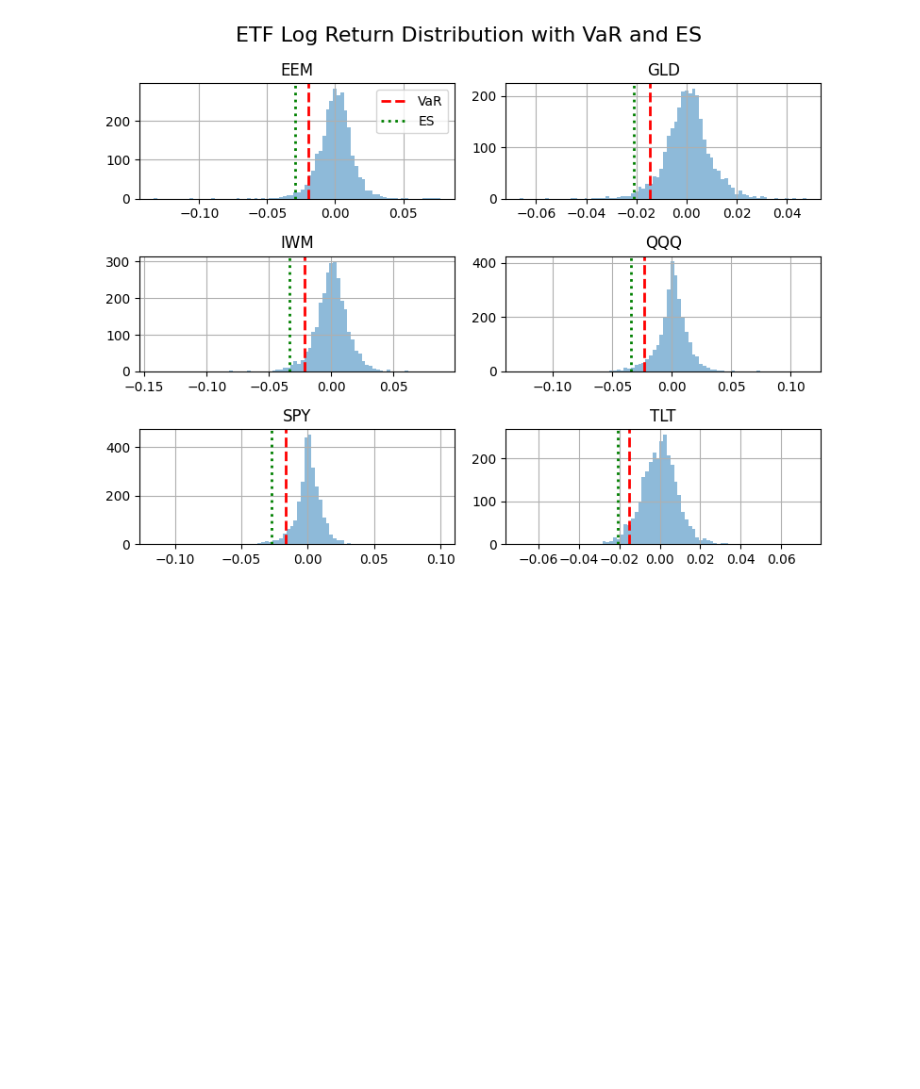
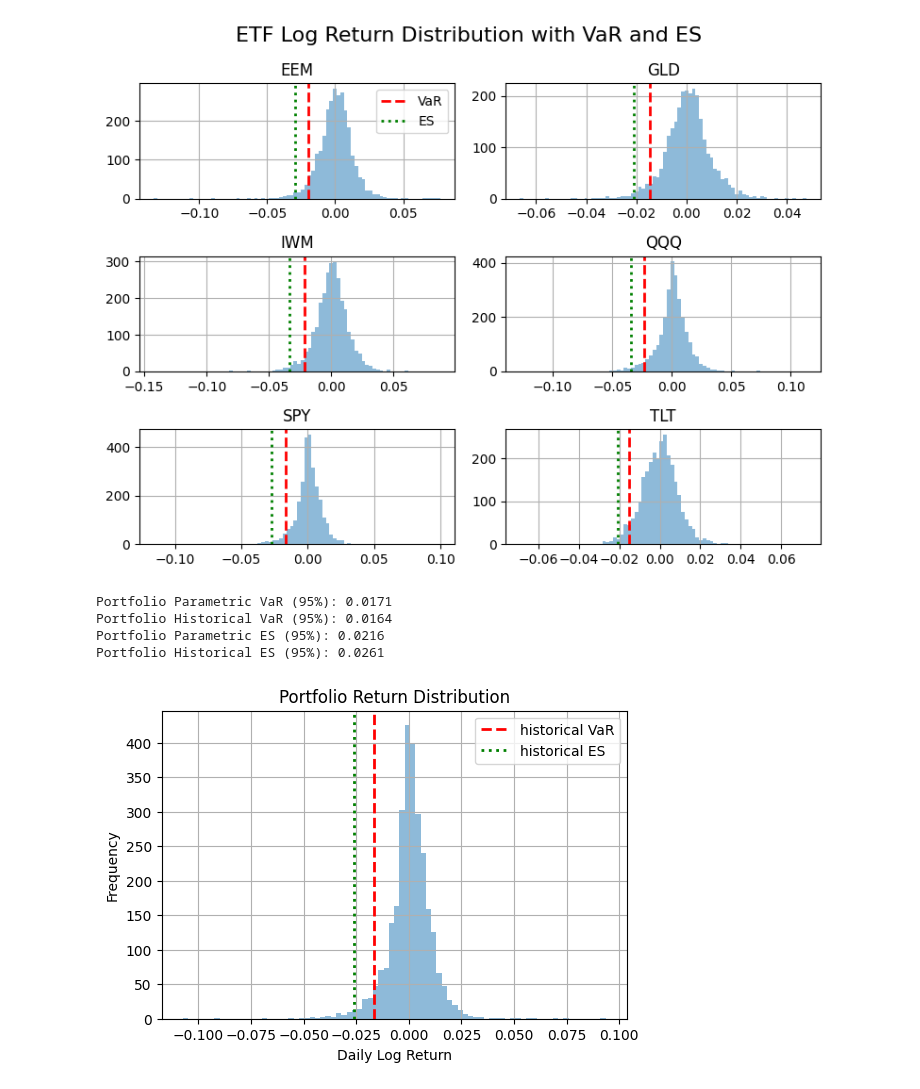
Before and after one commit to hsiuhsil/options_futures_derivatives, a Jupyter notebook: notebooks/Value at Risk and Expected Shortfall.ipynb, the cells around one changed output. Cells and saved outputs as stored; diff of their text form; code cells hidden in the pictures; blank space fills up the shorter version.

Commit message:
Add portfolio VaR and ES analysis

```diff
--- a/notebooks/Value at Risk and Expected Shortfall.ipynb
+++ b/notebooks/Value at Risk and Expected Shortfall.ipynb
@@ -103,3 +91,50 @@ plt.tight_layout()
 plt.show()
 # %% [output]
 [figure]
+# %%
+weights = np.array([0.5, 0.3, 0.05, 0.05, 0.05, 0.05])
+portfolio_returns = log_returns[tickers].dot(weights)
+
+k = 0.05
+portfolio_var = historical_var(portfolio_returns, x)
+portfolio_es  = historical_es(portfolio_returns, x)
+
+
+# Portfolio mean and std
+mu_p = portfolio_returns.mean()
+sigma_p = portfolio_returns.std()
+
+# the parametric VaR and ES
+parametric_var = - (mu_p + sigma_p * norm.ppf(k))
+parametric_es = - (mu_p - sigma_p * norm.pdf(norm.ppf(k)) / k)
+
+# Historical VaR / ES
+historical_var_val = historical_var(portfolio_returns.values, x=k)
+historical_es_val = historical_es(portfolio_returns.values, x=k)
+
+print(f"Portfolio Parametric VaR (95%): {parametric_var:.4f}")
+print(f"Portfolio Historical VaR (95%): {historical_var_val:.4f}")
+print(f"Portfolio Parametric ES (95%): {parametric_es:.4f}")
+print(f"Portfolio Historical ES (95%): {historical_es_val:.4f}")
+
+
+plt.figure(figsize=(6,4))
+
+plt.hist(portfolio_returns, bins=80, alpha=0.5)
+
+plt.axvline(-portfolio_var, linestyle="--", color='r', linewidth=2, label="historical VaR")
+plt.axvline(-portfolio_es, linestyle=":", color='g', linewidth=2,  label="historical ES")
+
+plt.title("Portfolio Return Distribution")
+plt.xlabel("Daily Log Return")
+plt.ylabel("Frequency")
+
+plt.legend()
+plt.grid(True)
+plt.show()
+# %% [output]
+Portfolio Parametric VaR (95%): 0.0171
+Portfolio Historical VaR (95%): 0.0164
+Portfolio Parametric ES (95%): 0.0216
+Portfolio Historical ES (95%): 0.0261
+[figure, added]
```
Also changed, not shown: parts of 6 cells of this notebook.
